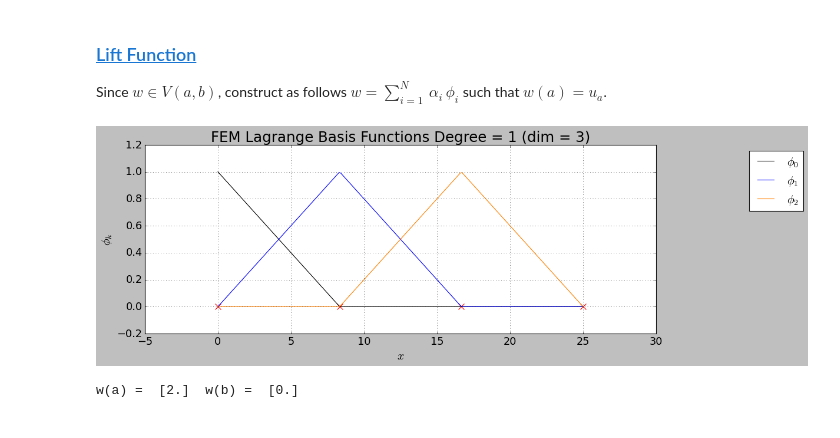
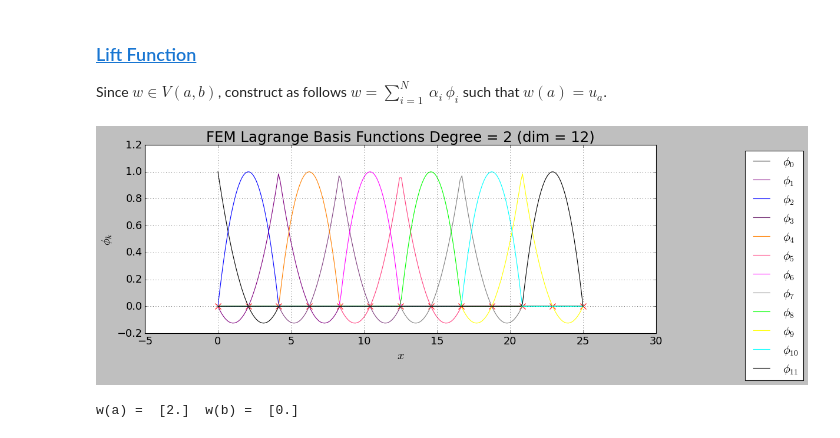
Before and after one commit to dpploy/engy-5330, a Jupyter notebook: notebooks/05c-rayleigh-ritz-fem-lagrange-neumann.ipynb, the cells around one changed output. Drawn from its saved outputs; the diff is of its cells as text; code cells hidden in the pictures.

```diff
--- a/notebooks/05c-rayleigh-ritz-fem-lagrange-neumann.ipynb
+++ b/notebooks/05c-rayleigh-ritz-fem-lagrange-neumann.ipynb
@@ -164,18 +164,18 @@ Since $w\in V(a,b)$, construct as follows $w = \sum\limits_{i=1}^N\,\alpha_i\,\p
 # %%
 '''Build the basis functions'''
 
-degree = 1
-n_elem = 3
+degree = 2
+n_elem = 6
 
 try:
     from engy_5310.toolkit import FEMBasis
 except ModuleNotFoundError:
     assert False, 'You need to provide your own code here. Bailing out.'
 
 lift_basis = FEMBasis(degree=degree, n_elem=n_elem, x_min=x_a, x_max=x_b, bc_x_max='dirichlet')
 lift_basis.plot(n_plot_pts=300)
 # %% [output]
-[figure, old version]
+[figure, new version]
 # %%
 '''Build the coefficients of the lift function'''
 import numpy as np
```
Also changed, not shown: parts of 7 cells of this notebook, 4 other files.
